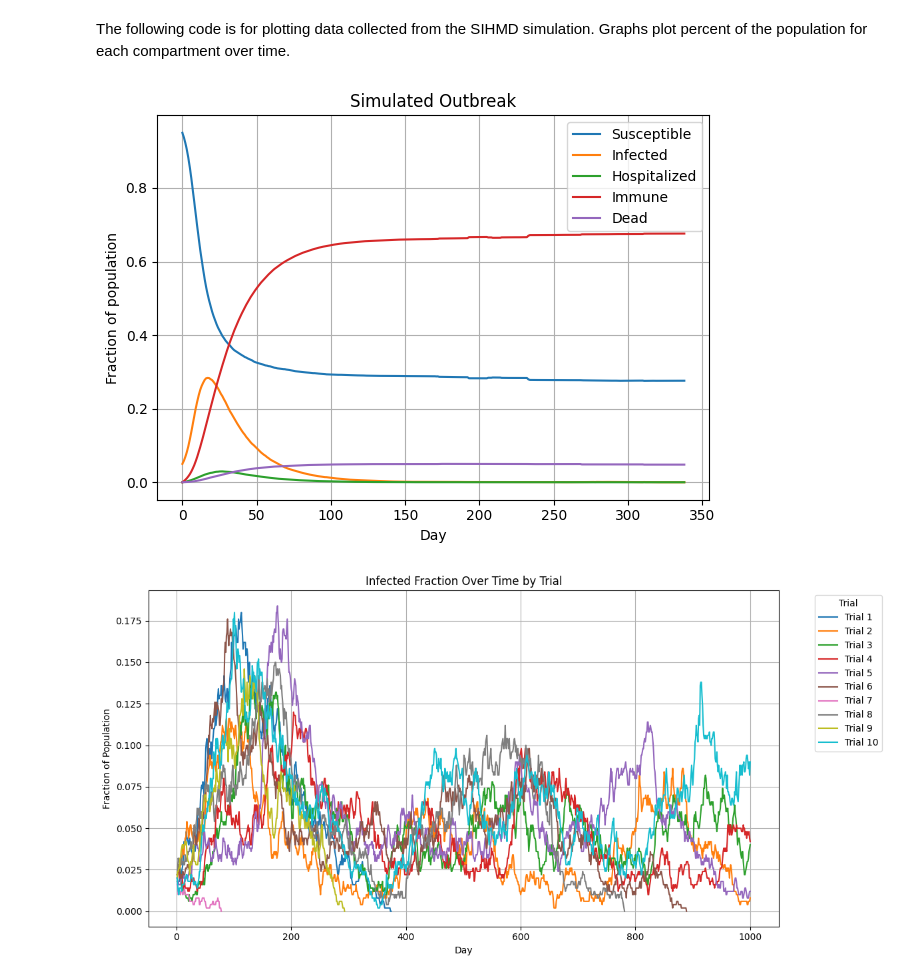
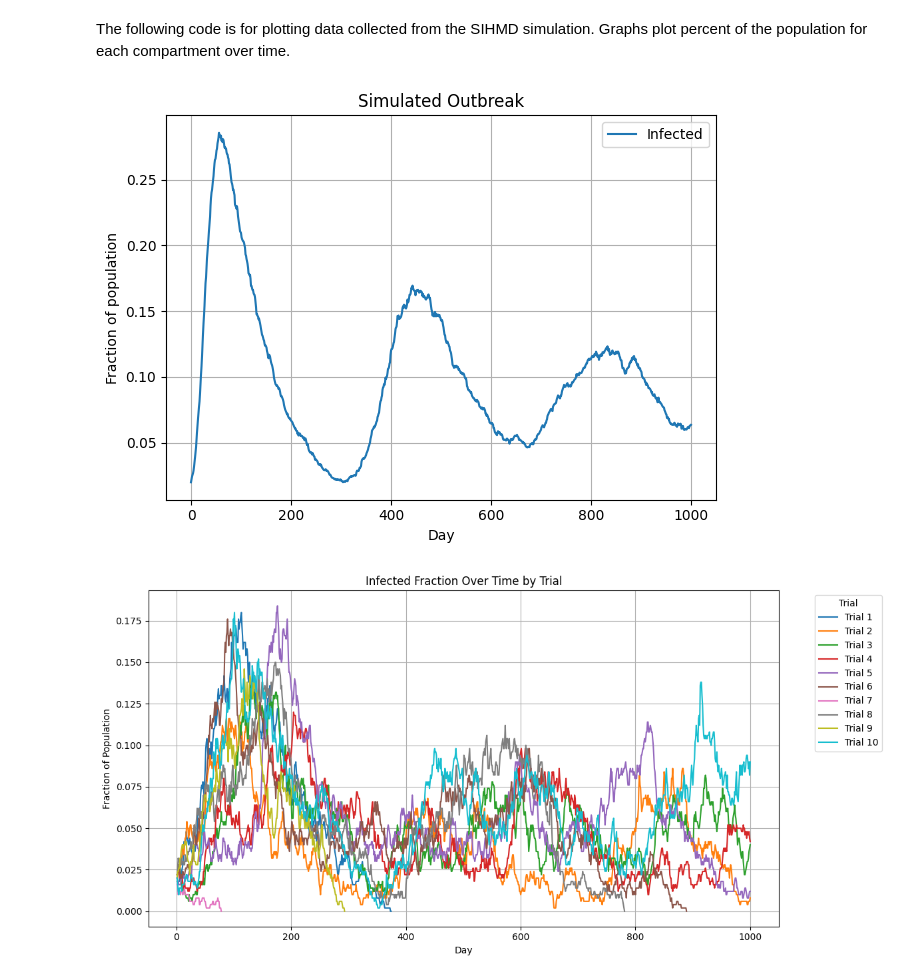
Before and after one commit to GrgAakash/Code-collection--REU-25, a Jupyter notebook: SIHMDCaseStudy/plot_sim_data.ipynb, the cells around one changed output. Drawn from its saved outputs; the diff is of its cells as text; code cells hidden in the pictures.

Commit message:
Plotting with case study scripts

```diff
--- a/SIHMDCaseStudy/plot_sim_data.ipynb
+++ b/SIHMDCaseStudy/plot_sim_data.ipynb
@@ -7,7 +7,7 @@ import matplotlib.pyplot as plt
 import datetime
 
 # load csv
-file_path = "C:/Users/amyyy/Downloads/sihmd_batch_average_2025-06-16T16-55-38-203Z (2).csv"
+file_path = "C:/Users/amyyy/Downloads/sihmd_batch_average_2025-06-27T17-28-26-530Z.csv"
 
 # read csv
 sim_df = pd.read_csv(file_path)
@@ -32,23 +32,23 @@ for name, sub_df in dfs.items():
     print(f"\n--- {name} ---")
     print(sub_df.head())
 # %%
-plt.plot(sim_df['Day'], sim_df['S'], label='Susceptible')
+# plt.plot(sim_df['Day'], sim_df['S'], label='Susceptible')
 plt.plot(sim_df['Day'], sim_df['I'], label='Infected')
-plt.plot(sim_df['Day'], sim_df['H'], label='Hospitalized')
-plt.plot(sim_df['Day'], sim_df['M'], label='Immune')
-plt.plot(sim_df['Day'], sim_df['D'], label='Dead')
+# plt.plot(sim_df['Day'], sim_df['H'], label='Hospitalized')
+# plt.plot(sim_df['Day'], sim_df['M'], label='Immune')
+# plt.plot(sim_df['Day'], sim_df['D'], label='Dead')
 
 
 plt.xlabel('Day')
 plt.ylabel('Fraction of population')
 plt.legend(loc = 'best')
 plt.title('Simulated Outbreak')
 plt.grid()
 plt.tight_layout()
 
 plt.show()
 # %% [output]
-[figure, old version]
+[figure, new version]
 # %%
 import io
 import pandas as pd
```
